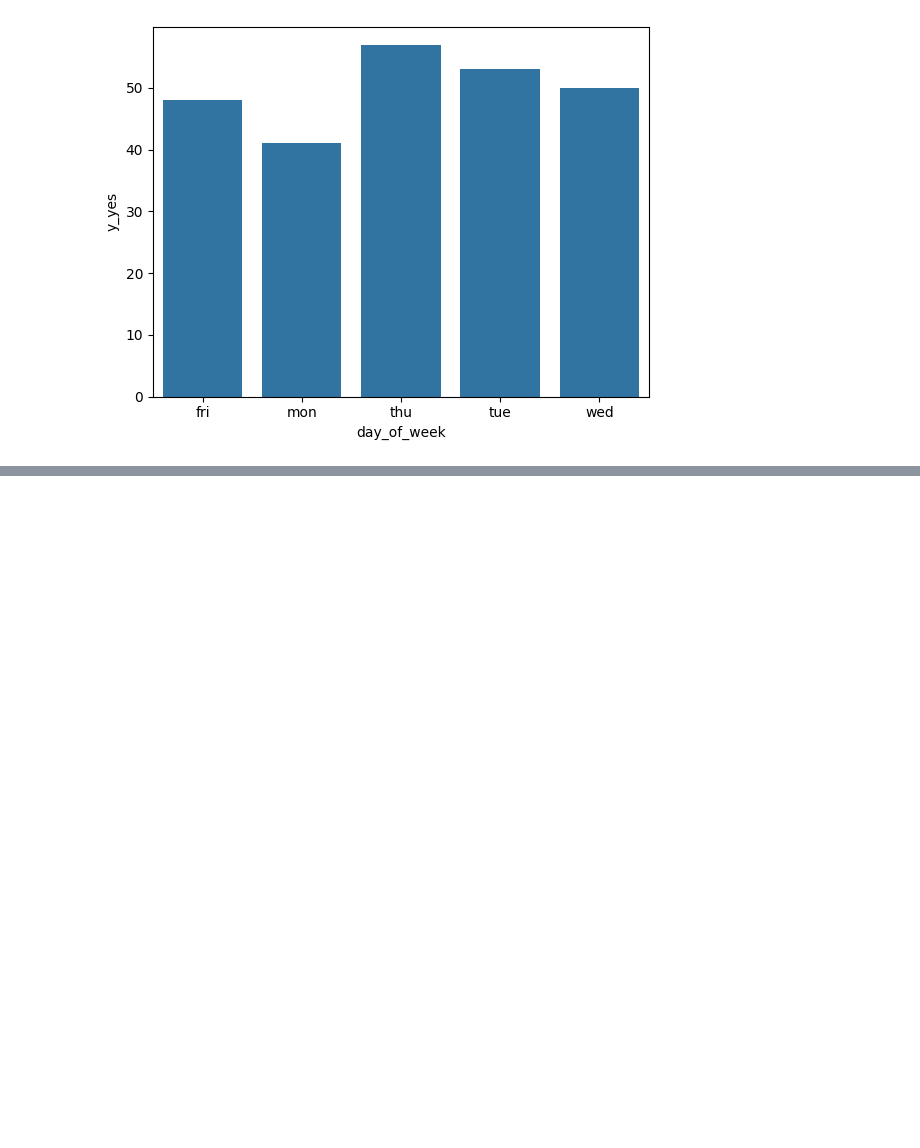
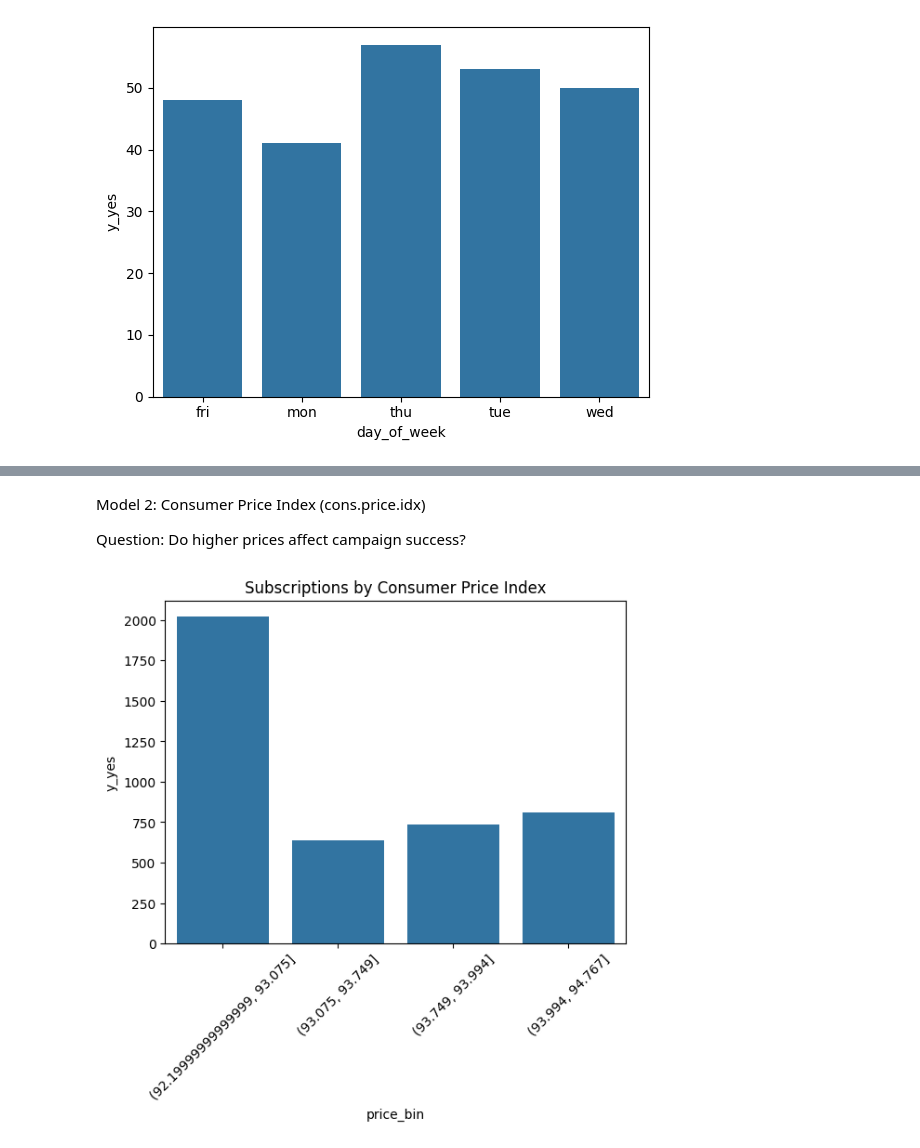
Before and after one commit to Jaelibj/JaeliJaussi, a Jupyter notebook: notebooks/starter_bank.ipynb, the cells around one changed output, grey strips where cells are left out. Drawn from its saved outputs; the diff is of its cells as text; code cells hidden in the pictures; blank space fills up the shorter version.

```diff
--- a/notebooks/starter_bank.ipynb
+++ b/notebooks/starter_bank.ipynb
@@ -128,0 +245,31 @@ sns.barplot(
+# %% [markdown]
+Model 2: Consumer Price Index (cons.price.idx)
+
+Question: Do higher prices affect campaign success?
+# %%
+campaign['price_bin'] = pd.qcut(
+    campaign['cons.price.idx'],
+    q=4,
+    duplicates='drop'
+)
+
+df_price = (
+    campaign
+      .groupby('price_bin')
+      .agg(
+          total=('y', 'size'),
+          y_yes=('y', lambda x: (x == 'yes').sum())
+      )
+      .reset_index()
+)
+
+sns.barplot(
+    data=df_price,
+    x='price_bin',
+    y='y_yes'
+)
+plt.xticks(rotation=45)
+plt.title('Subscriptions by Consumer Price Index')
+plt.show()
+# %% [output]
+[figure, added]
```
Also changed, not shown: parts of 22 cells of this notebook.
